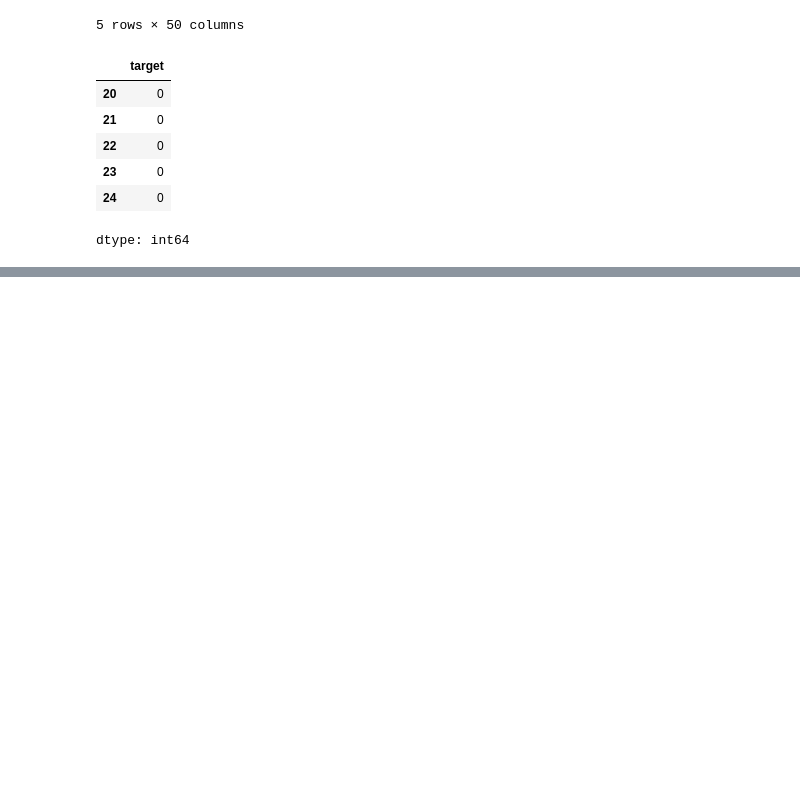
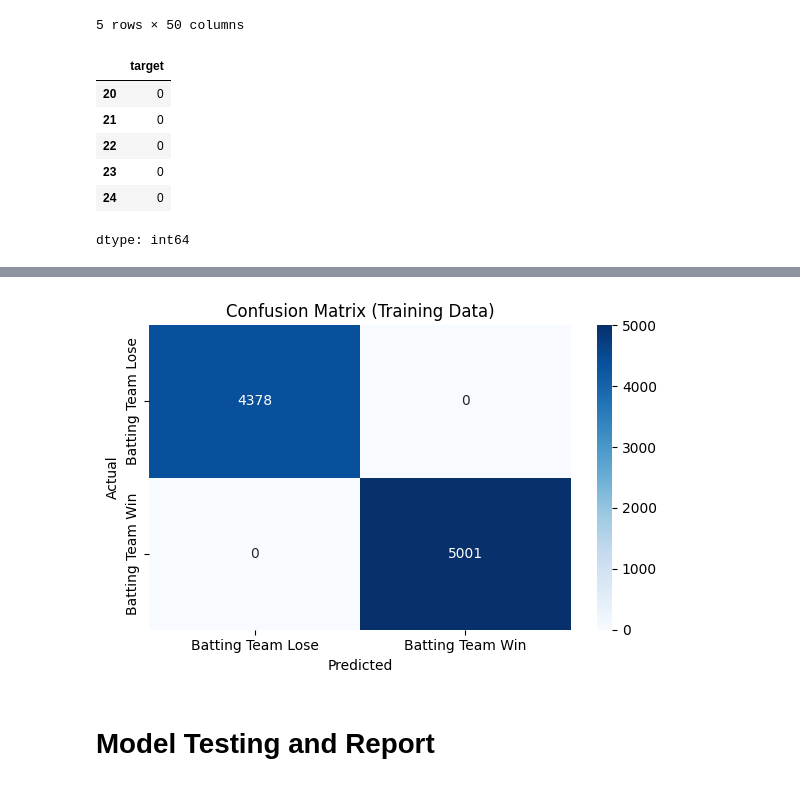
Before and after one commit to Jana1805/ML-Assignment, a Jupyter notebook: notebooks/RandomForest.ipynb, the cells around one changed output, grey strips where cells are left out. Cells and saved outputs as stored; diff of their text form; code cells hidden in the pictures; blank space fills up the shorter version.

Commit message:
Train baseline model and evaluate performance on training and test datasets

```diff
--- a/notebooks/RandomForest.ipynb
+++ b/notebooks/RandomForest.ipynb
@@ -490,0 +493,6 @@ dtype: int64
+# %%
+from sklearn.ensemble import RandomForestClassifier
+
+model = RandomForestClassifier(n_estimators=200, random_state=42, n_jobs=-1)
+
+model.fit(X_train, y_train)
@@ -490,0 +501,2 @@ dtype: int64
+# %%
+y_train_pred = model.predict(X_train)
@@ -490,0 +520,21 @@ dtype: int64
+# %%
+import seaborn as sns
+import matplotlib.pyplot as plt
+from sklearn.metrics import confusion_matrix
+
+cm = confusion_matrix(y_train, y_train_pred)
+
+plt.figure(figsize=(6, 4))
+sns.heatmap(cm, annot=True, fmt='d', cmap='Blues',
+            xticklabels=['Batting Team Lose', 'Batting Team Win'],
+            yticklabels=['Batting Team Lose', 'Batting Team Win'])
+
+plt.title('Confusion Matrix (Training Data)')
+plt.ylabel('Actual')
+plt.xlabel('Predicted')
+plt.tight_layout()
+plt.show()
+# %% [output]
+[figure, added]
+# %% [markdown]
+# Model Testing and Report
```
Also changed, not shown: parts of 8 cells of this notebook.
